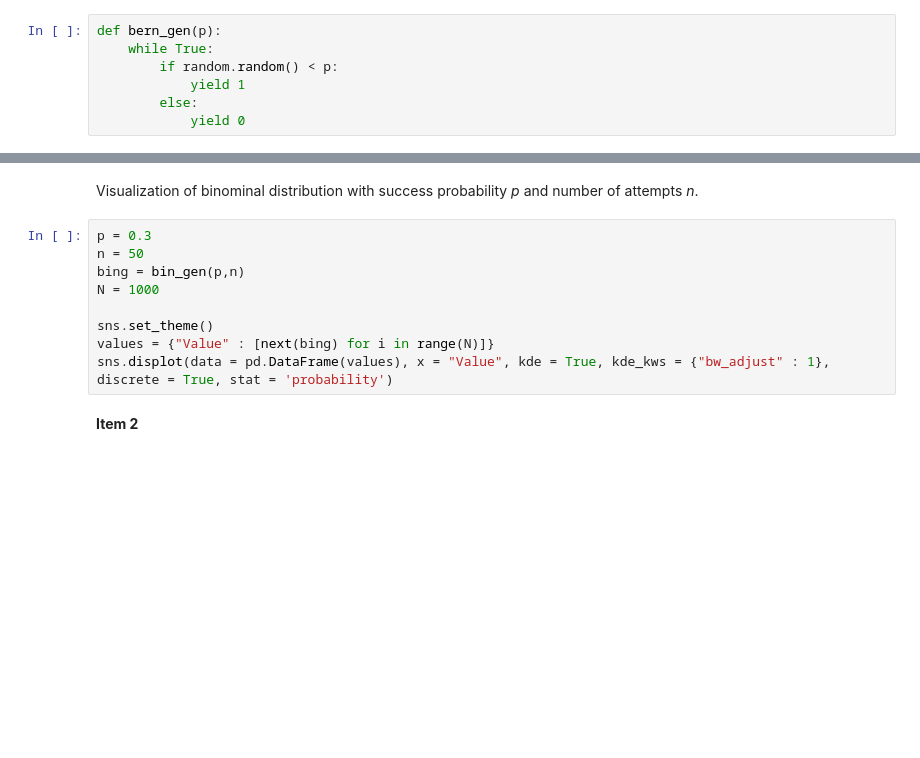
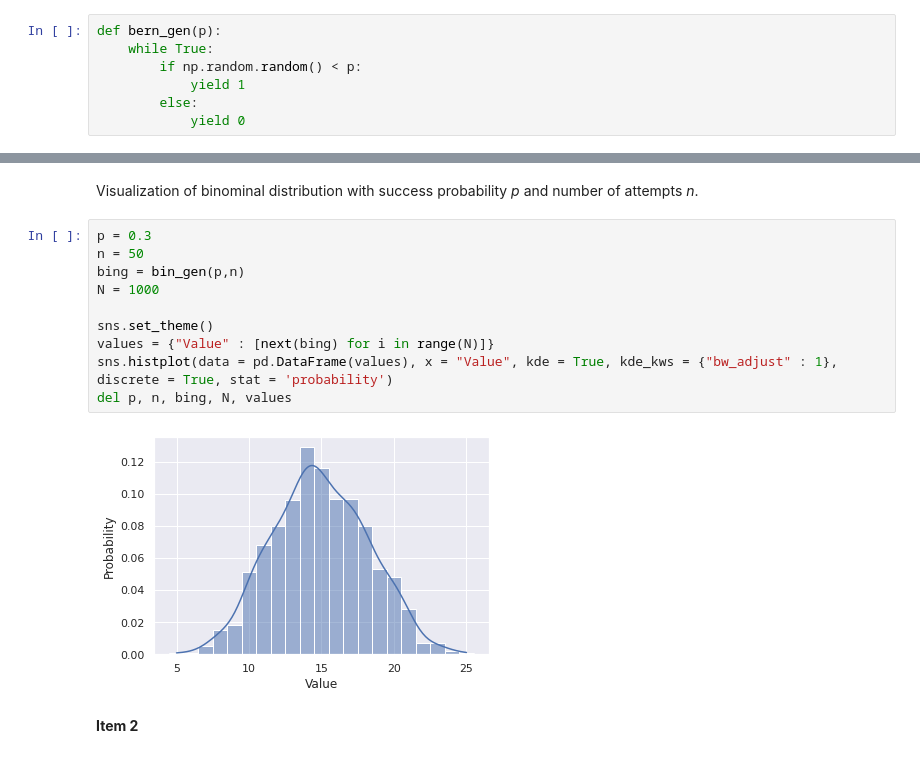
Before and after one commit to Evgurov/stochasic_prac, a Jupyter notebook: main.ipynb, the cells around one changed output, grey strips where cells are left out. Saved outputs shown, nothing was run; the diff lists cells and outputs as text; blank space fills up the shorter version.

```diff
--- a/main.ipynb
+++ b/main.ipynb
@@ -12,7 +12,7 @@ Python generator of Bernoulli random variable. Able to generate infinitely.
 # %%
 def bern_gen(p):
     while True:
-        if random.random() < p:
+        if np.random.random() < p:
             yield 1
         else:
             yield 0
@@ -31,12 +31,15 @@ Visualization of binominal distribution with success probability *p* and number
 # %%
 p = 0.3
 n = 50
 bing = bin_gen(p,n)
 N = 1000
 
 sns.set_theme()
 values = {"Value" : [next(bing) for i in range(N)]}
-sns.displot(data = pd.DataFrame(values), x = "Value", kde = True, kde_kws = {"bw_adjust" : 1}, discrete = True, stat = 'probability')
+sns.histplot(data = pd.DataFrame(values), x = "Value", kde = True, kde_kws = {"bw_adjust" : 1}, discrete = True, stat = 'probability')
+del p, n, bing, N, values
+# %% [output]
+[figure, added]
 # %% [markdown]
 **Item 2**
 # %% [markdown]
```
Also changed, not shown: parts of 6 cells of this notebook.
